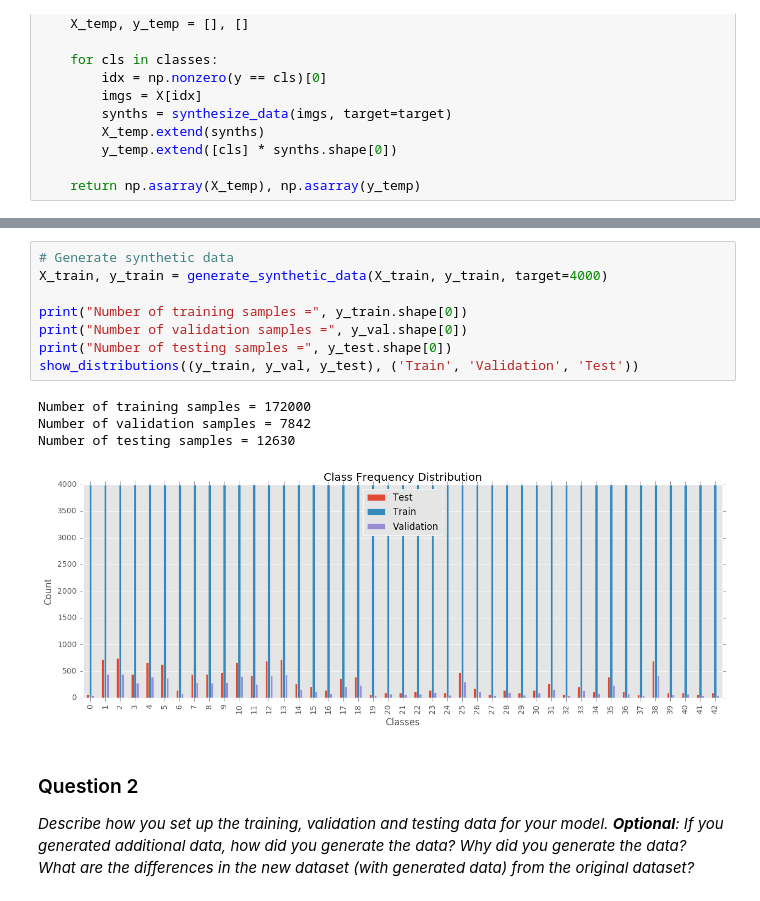
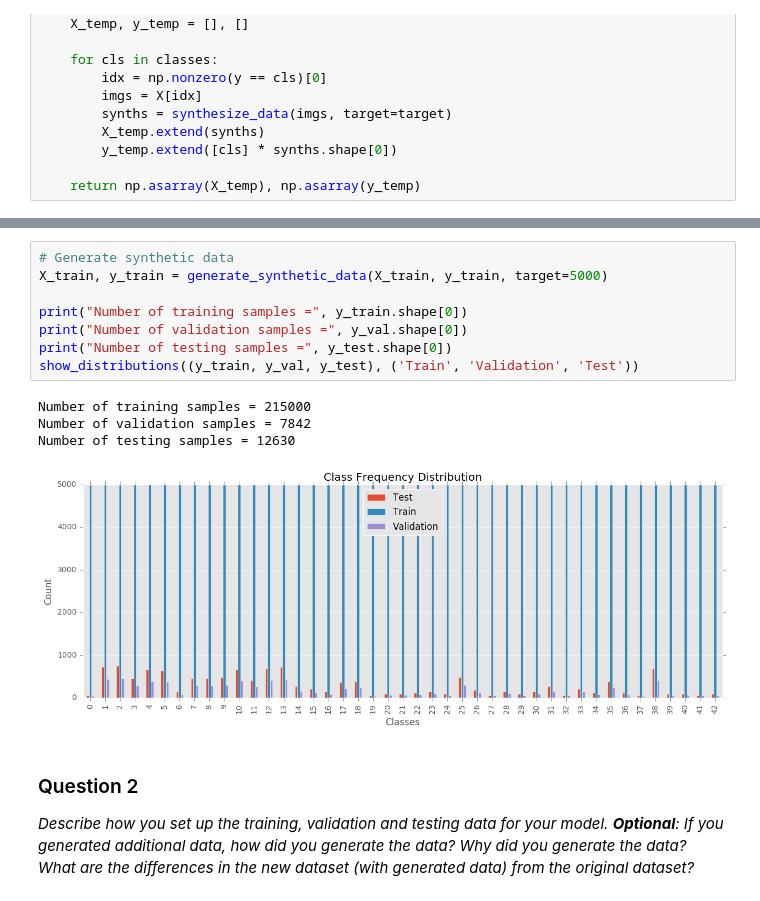
Before and after one commit to elbernante/traffic-sign-classifier, a Jupyter notebook: Traffic_Sign_Classifier.ipynb, the cells around one changed output, grey strips where cells are left out. Saved outputs shown, nothing was run; the diff lists cells and outputs as text.

```diff
--- a/Traffic_Sign_Classifier.ipynb
+++ b/Traffic_Sign_Classifier.ipynb
@@ -343,16 +343,16 @@ Sample synthesized images (upper leftmost image is the original reference image)
 # %%
 # Generate synthetic data
-X_train, y_train = generate_synthetic_data(X_train, y_train, target=4000)
+X_train, y_train = generate_synthetic_data(X_train, y_train, target=5000)
 
 print("Number of training samples =", y_train.shape[0])
 print("Number of validation samples =", y_val.shape[0])
 print("Number of testing samples =", y_test.shape[0])
 show_distributions((y_train, y_val, y_test), ('Train', 'Validation', 'Test'))
 # %% [output]
-Number of training samples = 172000
+Number of training samples = 215000
 Number of validation samples = 7842
 Number of testing samples = 12630
-[figure, old version]
+[figure, new version]
 # %% [markdown]
 ### Question 2
 
```
Also changed, not shown: parts of 20 cells of this notebook, 2 other files.
